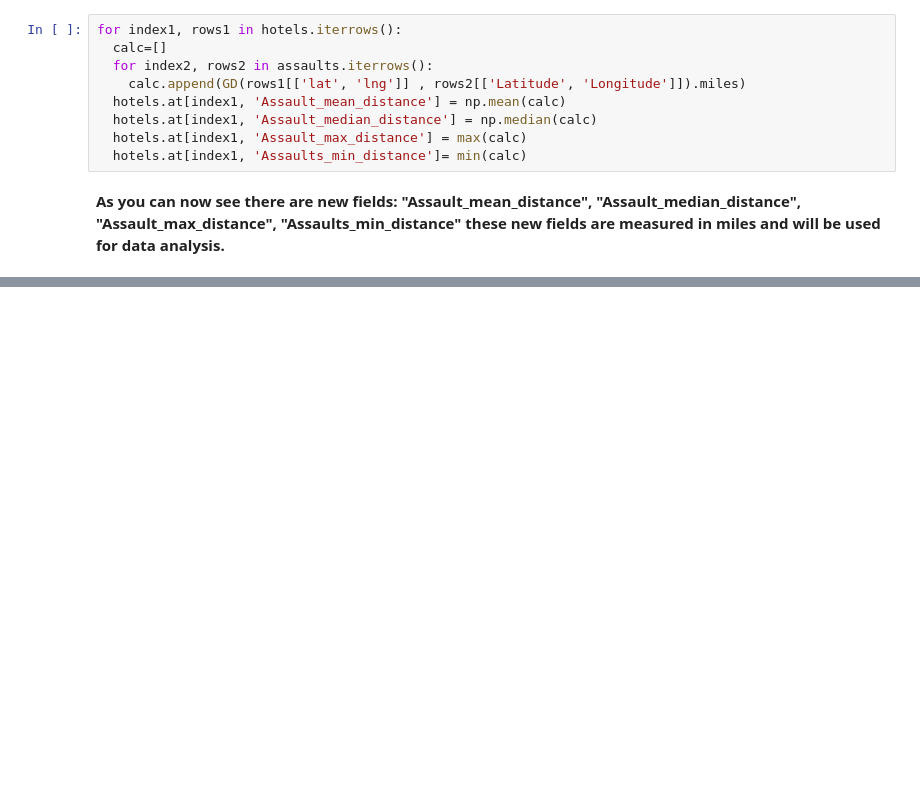
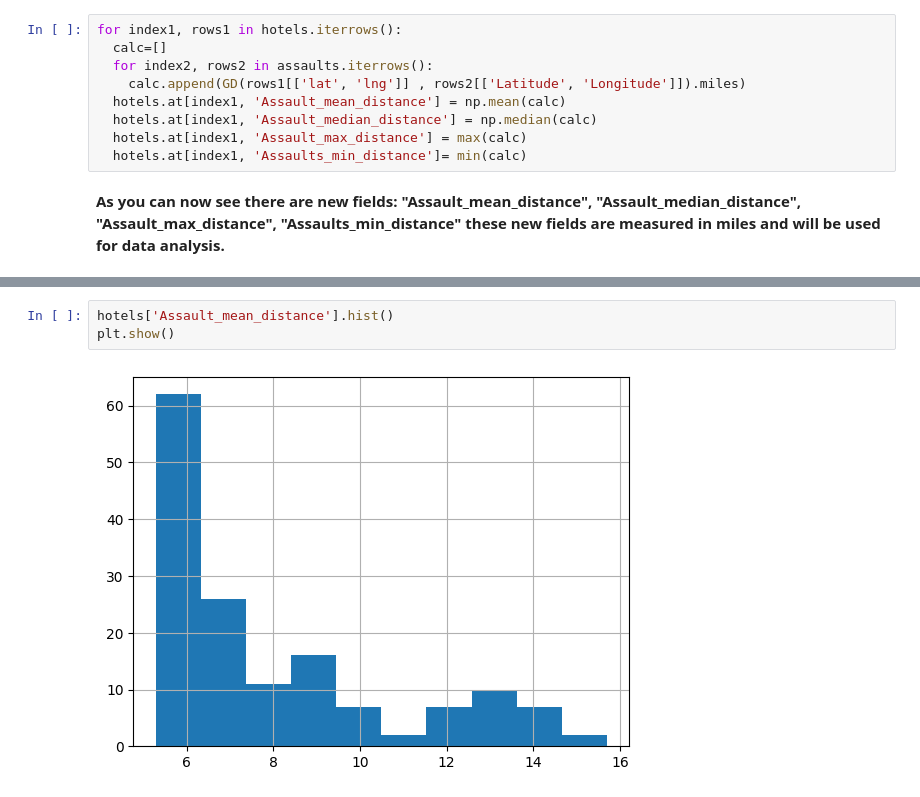
Before and after one commit to LACLanthony/crimes_hotel, a Jupyter notebook: hotels_crimes_maps.ipynb, the cells around one changed output, grey strips where cells are left out. Cells and saved outputs as stored; diff of their text form; blank space fills up the shorter version.

```diff
--- a/hotels_crimes_maps.ipynb
+++ b/hotels_crimes_maps.ipynb
@@ -164,3 +168,8 @@ hotels[hotels['Assault_median_distance']<5]
 | 131 | Heywood Hotel | 1609 E Cesar Chavez St | Austin | TX | 78702 | (512) 271-5522 | 30.25823 | -97.72781 | 5.433694 | ... |
 | 137 | Zombie Taco | 2552 Guadalupe St Unit 100 | Austin | TX | 78705 | (737) 802-3358 | 30.29016 | -97.74138 | 5.396665 | ... |
 | 138 | Stay Alfred on Red River Street | 3401 Red River St | Austin | TX | 78705 | (866) 232-3864 | 30.29295 | -97.72547 | 5.374310 | ... |
+# %%
+hotels['Assault_mean_distance'].hist()
+plt.show()
+# %% [output]
+[figure, added]
```
Also changed, not shown: parts of 13 cells of this notebook.
